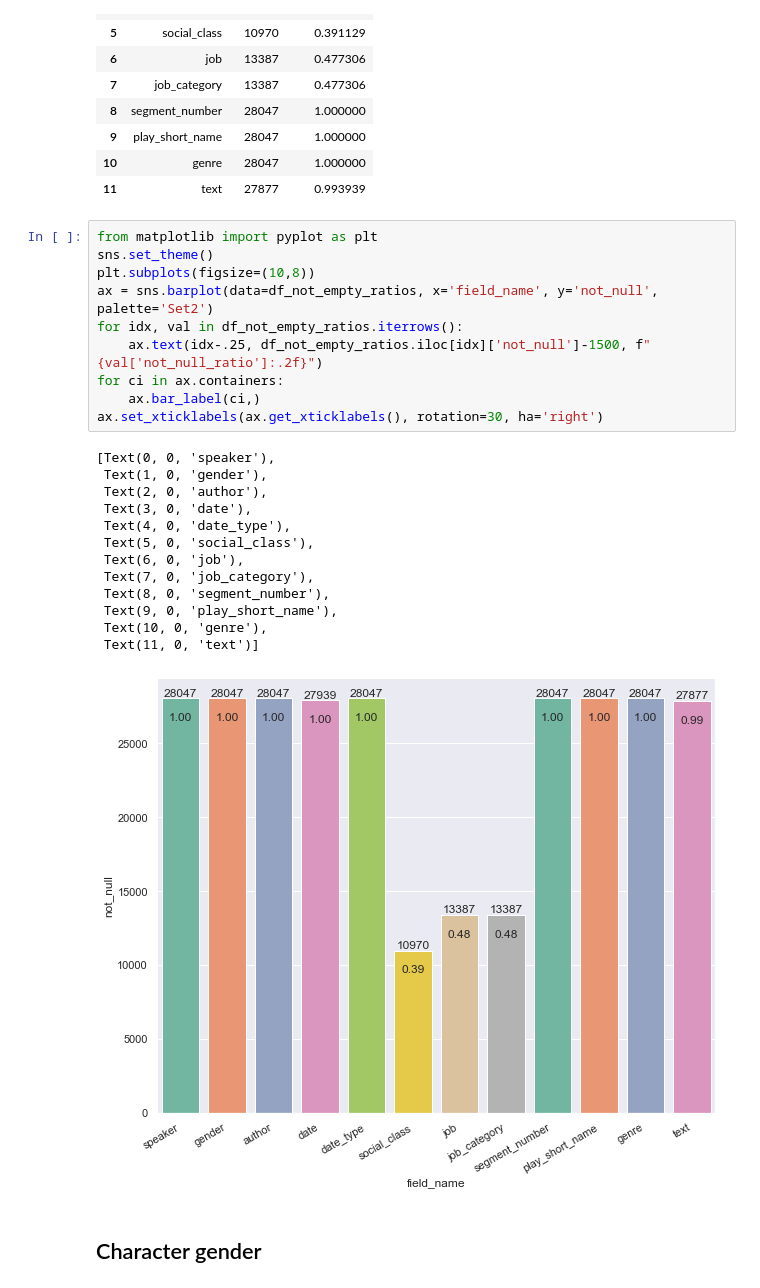
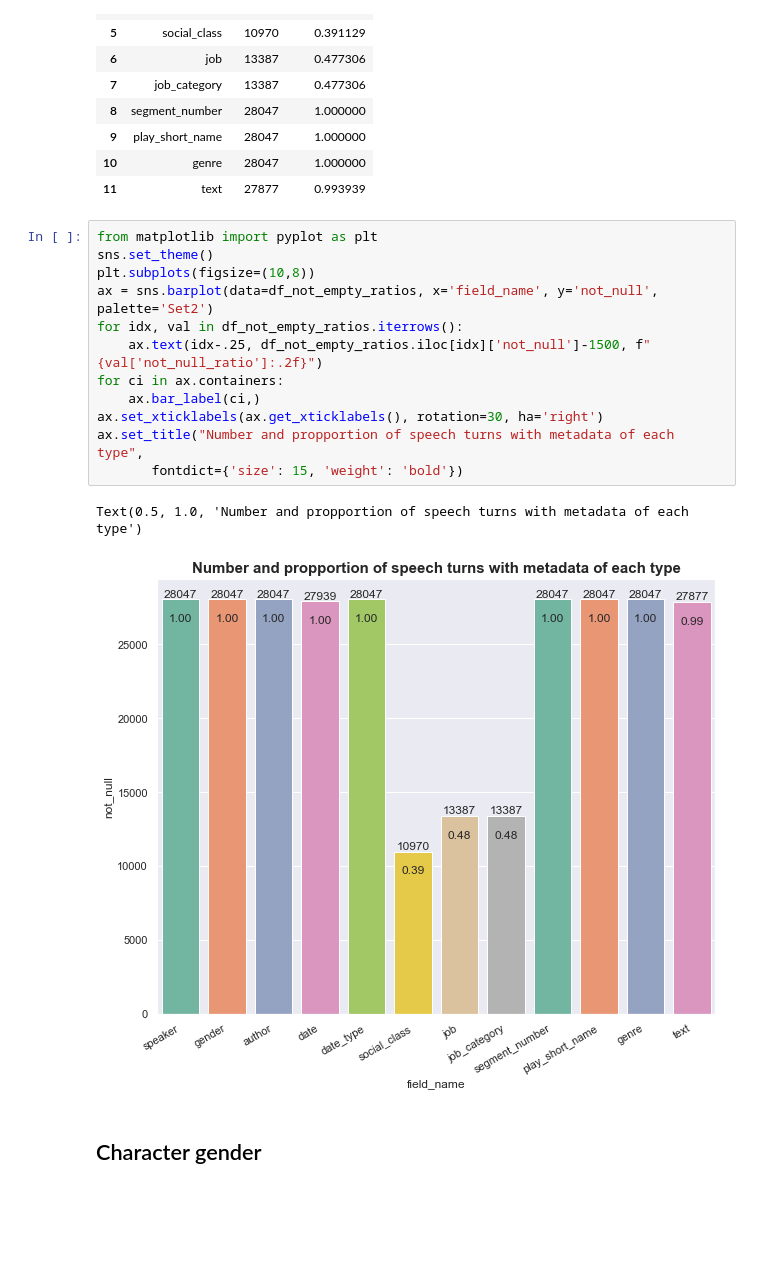
Before and after one commit to methal-project/alsatian-character-speech, a Jupyter notebook: metadata_analysis.ipynb, the cells around one changed output. Drawn from its saved outputs; the diff is of its cells as text; blank space fills up the shorter version.

```diff
--- a/metadata_analysis.ipynb
+++ b/metadata_analysis.ipynb
@@ -71,27 +73,18 @@ df_not_empty_ratios
 # %%
 from matplotlib import pyplot as plt
 sns.set_theme()
 plt.subplots(figsize=(10,8))
 ax = sns.barplot(data=df_not_empty_ratios, x='field_name', y='not_null', palette='Set2')
 for idx, val in df_not_empty_ratios.iterrows():
     ax.text(idx-.25, df_not_empty_ratios.iloc[idx]['not_null']-1500, f"{val['not_null_ratio']:.2f}")
 for ci in ax.containers:
     ax.bar_label(ci,)
 ax.set_xticklabels(ax.get_xticklabels(), rotation=30, ha='right')
+ax.set_title("Number and propportion of speech turns with metadata of each type",
+       fontdict={'size': 15, 'weight': 'bold'})
 # %% [output]
-[Text(0, 0, 'speaker'),
- Text(1, 0, 'gender'),
- Text(2, 0, 'author'),
- Text(3, 0, 'date'),
- Text(4, 0, 'date_type'),
- Text(5, 0, 'social_class'),
- Text(6, 0, 'job'),
- Text(7, 0, 'job_category'),
- Text(8, 0, 'segment_number'),
- Text(9, 0, 'play_short_name'),
- Text(10, 0, 'genre'),
- Text(11, 0, 'text')]
+Text(0.5, 1.0, 'Number and propportion of speech turns with metadata of each type')
-[figure, old version]
+[figure, new version]
 # %% [markdown]
 ## Character gender
 # %%
```
Also changed, not shown: parts of 1 cell of this notebook.
